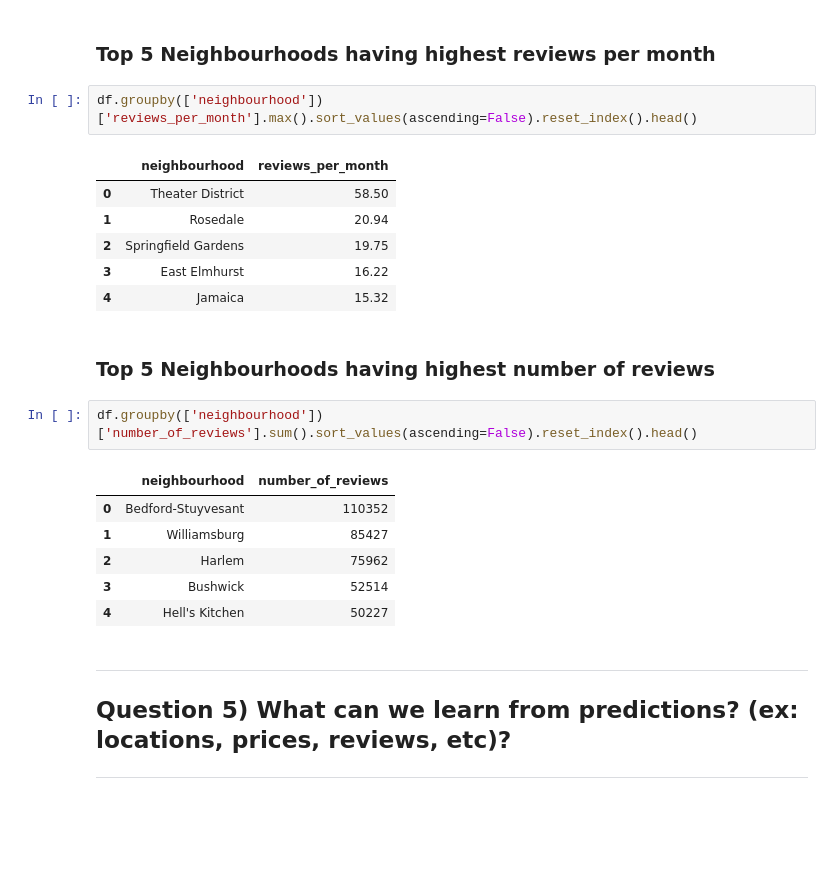
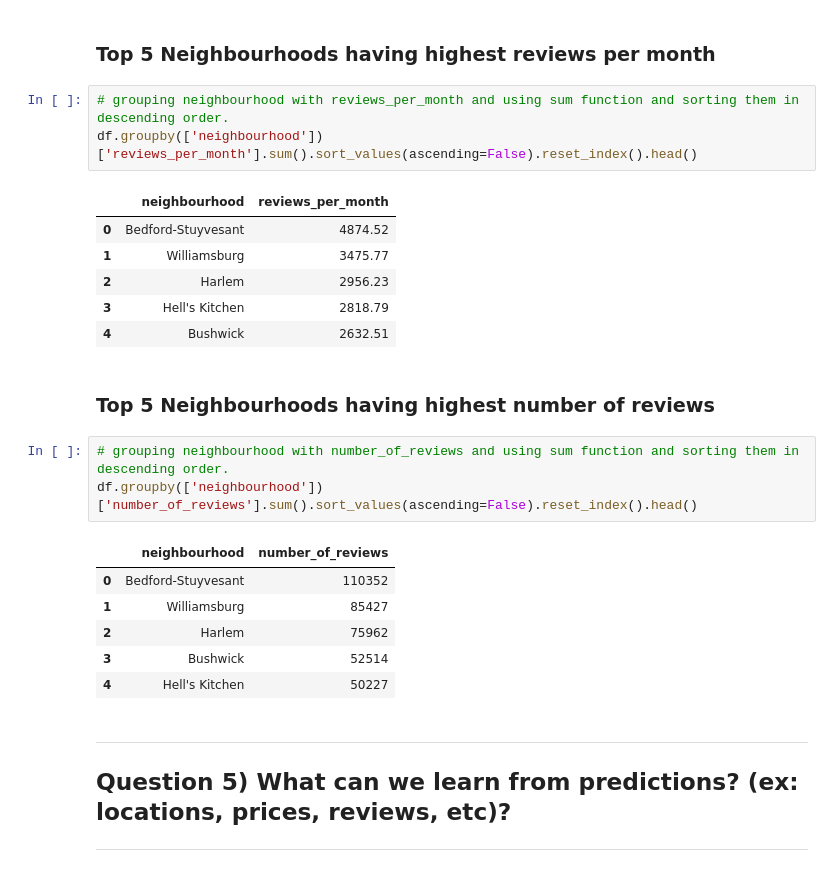
Before and after one commit to bhavikk001/airbnb-eda, a Jupyter notebook: Airbnb_Bookings_Analysis_(Team)_Capstone_Project.ipynb, the cells around one changed output. Drawn from its saved outputs; the diff is of its cells as text; blank space fills up the shorter version.

```diff
--- a/Airbnb_Bookings_Analysis_(Team)_Capstone_Project.ipynb
+++ b/Airbnb_Bookings_Analysis_(Team)_Capstone_Project.ipynb
@@ -532,17 +536,19 @@ Top 3 neighbourhood in Brooklyn which are having maximum prices
 # %% [markdown]
 ### **Top 5 Neighbourhoods having highest reviews per month**
 # %%
-df.groupby(['neighbourhood'])['reviews_per_month'].max().sort_values(ascending=False).reset_index().head()
+# grouping neighbourhood with reviews_per_month and using sum function and sorting them in descending order.
+df.groupby(['neighbourhood'])['reviews_per_month'].sum().sort_values(ascending=False).reset_index().head()
 # %% [output]
 |  | neighbourhood | reviews_per_month |
-| 0 | Theater District | 58.50 |
-| 1 | Rosedale | 20.94 |
-| 2 | Springfield Gardens | 19.75 |
-| 3 | East Elmhurst | 16.22 |
-| 4 | Jamaica | 15.32 |
+| 0 | Bedford-Stuyvesant | 4874.52 |
+| 1 | Williamsburg | 3475.77 |
+| 2 | Harlem | 2956.23 |
+| 3 | Hell's Kitchen | 2818.79 |
+| 4 | Bushwick | 2632.51 |
 # %% [markdown]
 ### **Top 5 Neighbourhoods having highest number of reviews**
 # %%
+# grouping neighbourhood with number_of_reviews and using sum function and sorting them in descending order.
 df.groupby(['neighbourhood'])['number_of_reviews'].sum().sort_values(ascending=False).reset_index().head()
 # %% [output]
 |  | neighbourhood | number_of_reviews |
```
Also changed, not shown: parts of 15 cells of this notebook.
